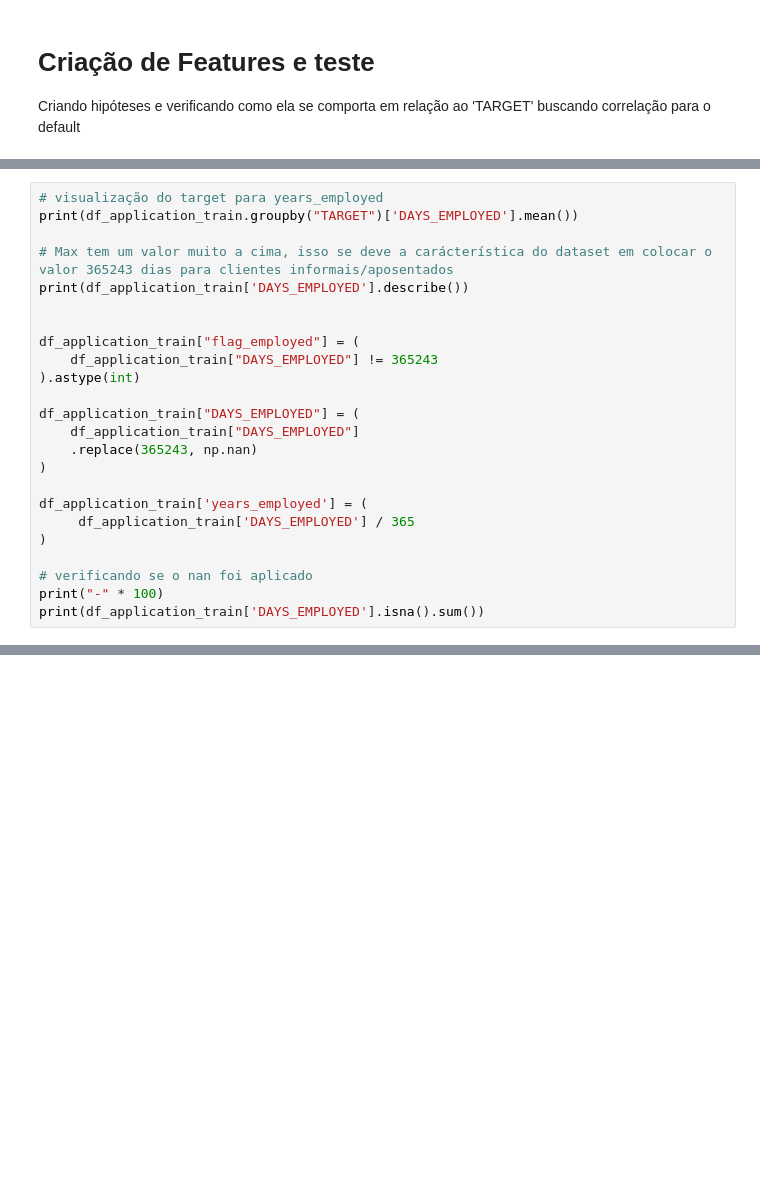
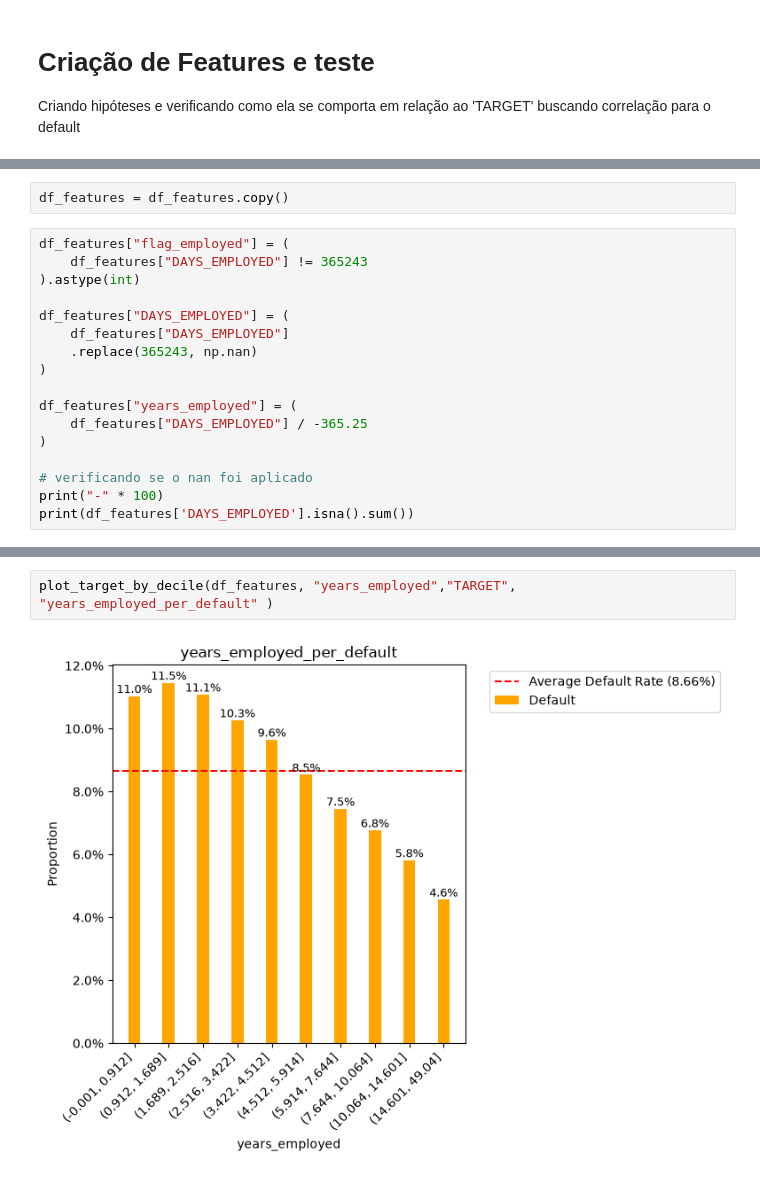
Before and after one commit to GGGBSILVESTRE1/Predicao_inadimplencia, a Jupyter notebook: notebooks/EDA.ipynb, the cells around one changed output, grey strips where cells are left out. Cells and saved outputs as stored; diff of their text form; blank space fills up the shorter version.

```diff
--- a/notebooks/EDA.ipynb
+++ b/notebooks/EDA.ipynb
@@ -349,25 +282,20 @@ Name: proportion, dtype: float64
+# %%
+df_features = df_features.copy()
 # %%
-# visualização do target para years_employed
-print(df_application_train.groupby("TARGET")['DAYS_EMPLOYED'].mean())
-
-# Max tem um valor muito a cima, isso se deve a carácterística do dataset em colocar o valor 365243 dias para clientes informais/aposentados
-print(df_application_train['DAYS_EMPLOYED'].describe())
-
-
-df_application_train["flag_employed"] = (
-    df_application_train["DAYS_EMPLOYED"] != 365243
+df_features["flag_employed"] = (
+    df_features["DAYS_EMPLOYED"] != 365243
 ).astype(int)
 
-df_application_train["DAYS_EMPLOYED"] = (
-    df_application_train["DAYS_EMPLOYED"]
+df_features["DAYS_EMPLOYED"] = (
+    df_features["DAYS_EMPLOYED"]
     .replace(365243, np.nan)
 )
 
-df_application_train['years_employed'] = (
-     df_application_train['DAYS_EMPLOYED'] / 365
+df_features["years_employed"] = (
+    df_features["DAYS_EMPLOYED"] / -365.25
 )
 
 # verificando se o nan foi aplicado
 print("-" * 100)
-print(df_application_train['DAYS_EMPLOYED'].isna().sum())
+print(df_features['DAYS_EMPLOYED'].isna().sum())
 # %% [output]
@@ -392,0 +333,4 @@ df_application_train.groupby("TARGET")['yeras_employed'].mean()
+# %%
+plot_target_by_decile(df_features, "years_employed","TARGET", "years_employed_per_default" )
+# %% [output]
+[figure, added]
```
Also changed, not shown: parts of 43 cells of this notebook, 3 other files.
